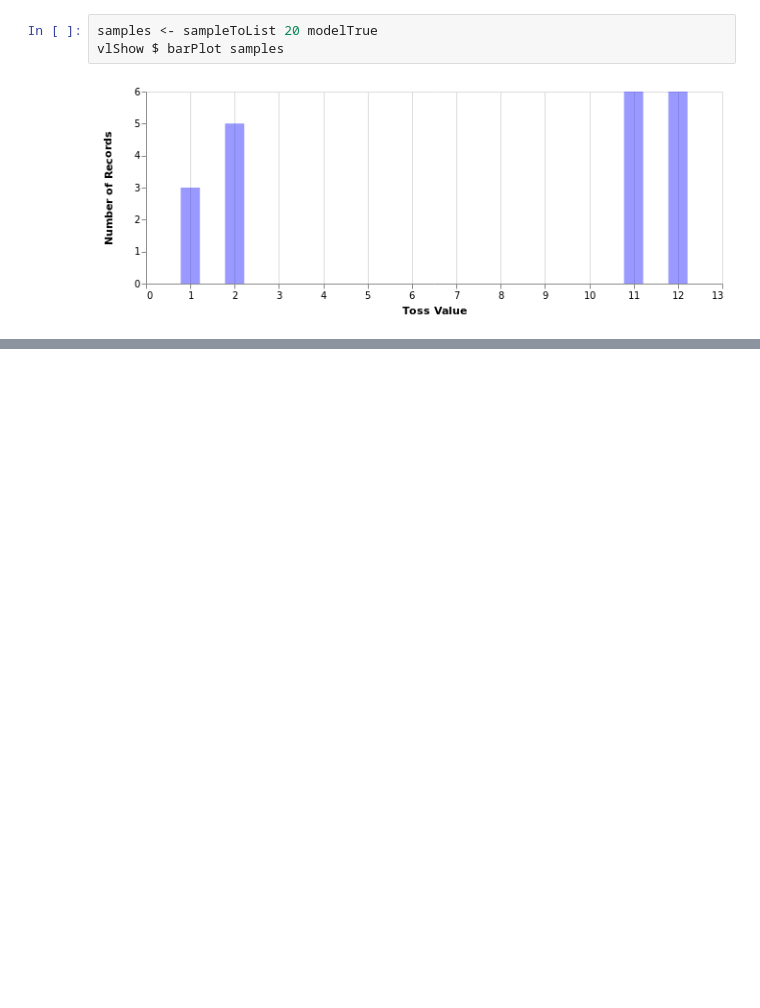
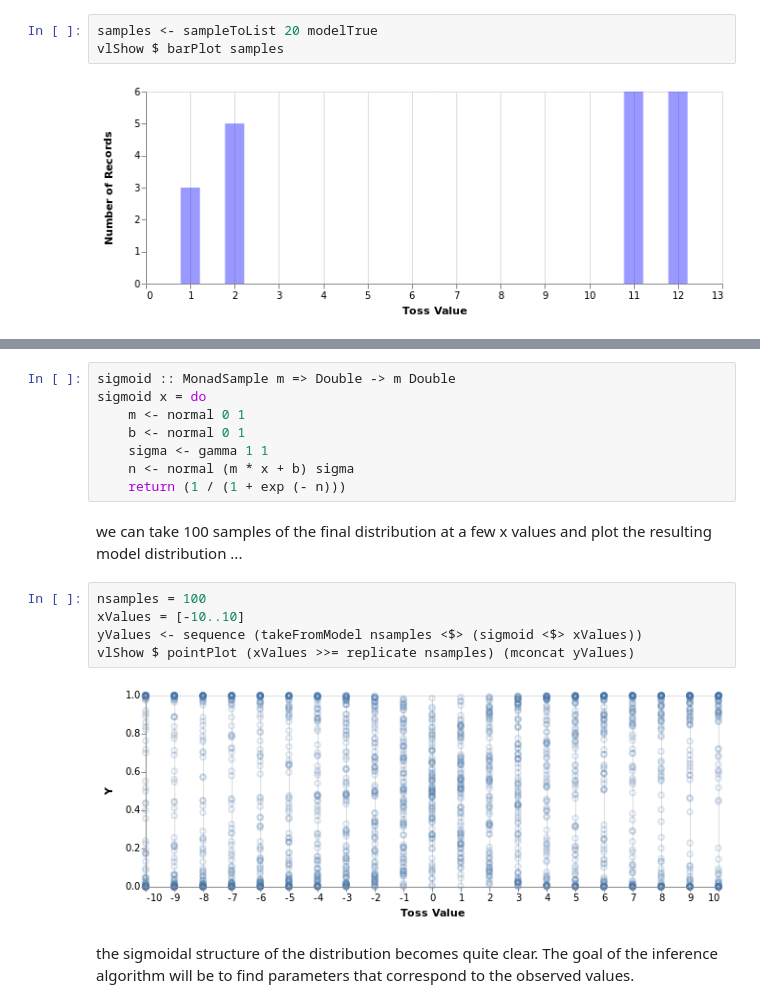
Before and after one commit to tweag/jupyenv, a Jupyter notebook: example/Haskell/bayesMonad/dice_example.ipynb, the cells around one changed output, grey strips where cells are left out. Cells and saved outputs as stored; diff of their text form; blank space fills up the shorter version.

```diff
--- a/example/Haskell/bayesMonad/dice_example.ipynb
+++ b/example/Haskell/bayesMonad/dice_example.ipynb
@@ -85,0 +138,19 @@ vlShow $ barPlot samples
+# %%
+sigmoid :: MonadSample m => Double -> m Double
+sigmoid x = do
+    m <- normal 0 1
+    b <- normal 0 1
+    sigma <- gamma 1 1
+    n <- normal (m * x + b) sigma
+    return (1 / (1 + exp (- n)))
+# %% [markdown]
+we can take 100 samples of the final distribution at a few x values and plot the resulting model distribution ...
+# %%
+nsamples = 100
+xValues = [-10..10]
+yValues <- sequence (takeFromModel nsamples <$> (sigmoid <$> xValues))
+vlShow $ pointPlot (xValues >>= replicate nsamples) (mconcat yValues)
+# %% [output]
+[figure, added]
+# %% [markdown]
+the sigmoidal structure of the distribution becomes quite clear. The goal of the inference algorithm will be to find parameters that correspond to the observed values.
```
Also changed, not shown: parts of 8 cells of this notebook.
